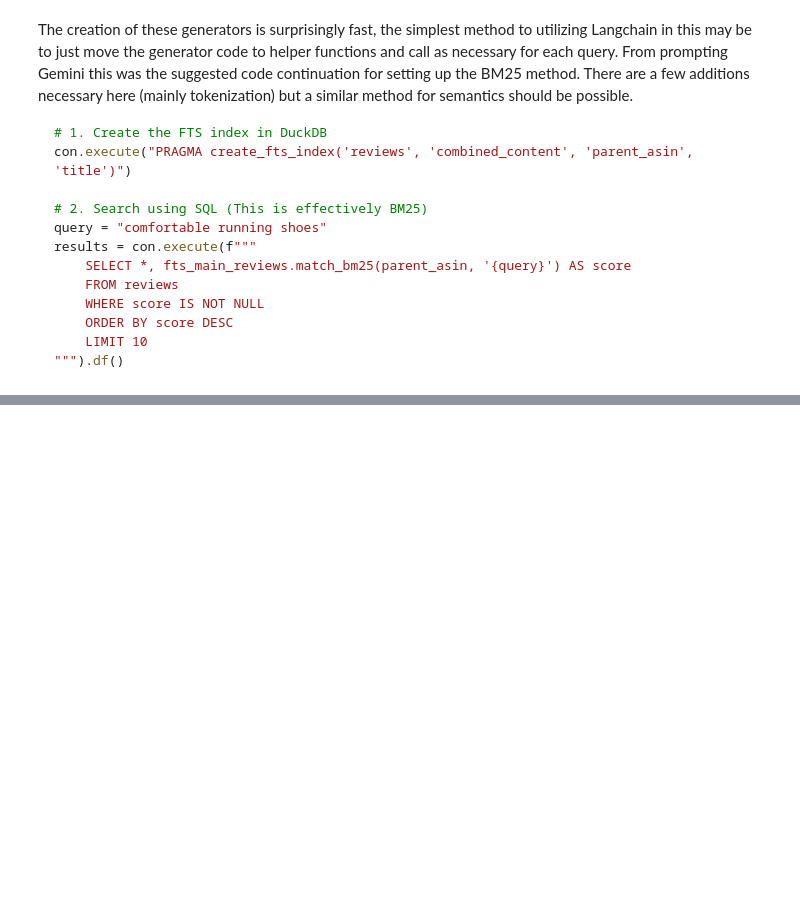
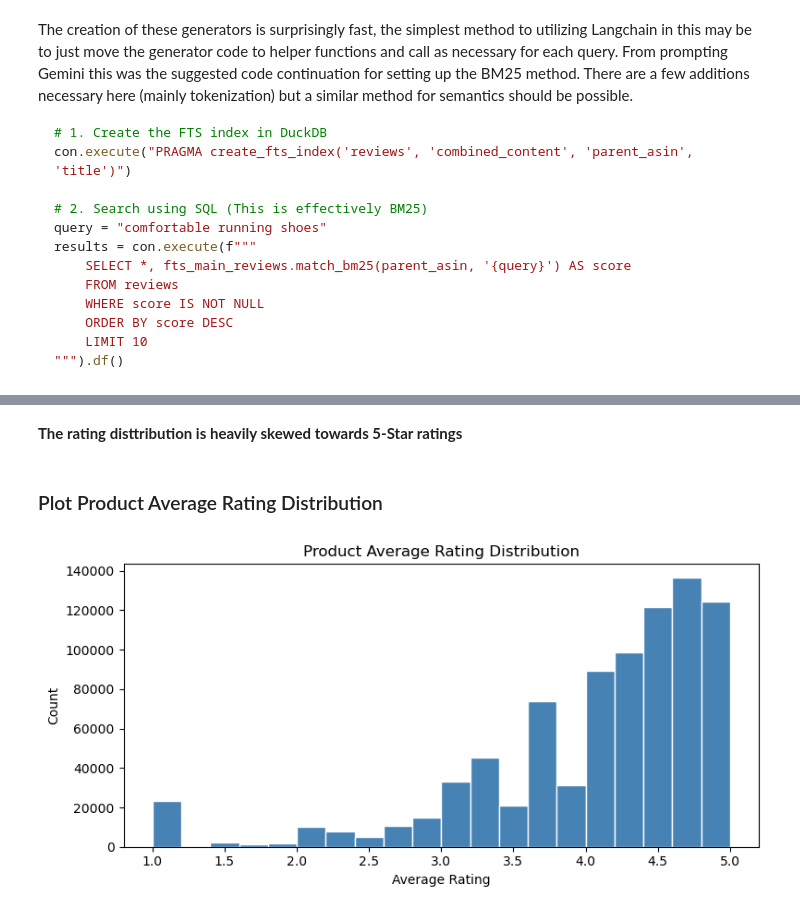
Before and after one commit to UBC-MDS/DSCI_575_project_alx649_joelyp, a Jupyter notebook: notebooks/milestone1_exploration.ipynb, the cells around one changed output, grey strips where cells are left out. Cells and saved outputs as stored; diff of their text form; code cells hidden in the pictures; blank space fills up the shorter version.

```diff
--- a/notebooks/milestone1_exploration.ipynb
+++ b/notebooks/milestone1_exploration.ipynb
@@ -361,0 +370,21 @@ results = con.execute(f"""
+# %% [markdown]
+<b> The rating disttribution is heavily skewed towards 5-Star ratings </b>
+# %% [markdown]
+### Plot Product Average Rating Distribution
+# %%
+avg_rating_dist = con.execute("""
+    SELECT average_rating
+    FROM meta
+    WHERE average_rating IS NOT NULL
+""").fetchdf()
+
+plt.figure(figsize=(8, 4))
+plt.savefig('../results/plots/review_rating_distribution.png', dpi=150, bbox_inches='tight')
+plt.hist(avg_rating_dist['average_rating'], bins=20, color='steelblue', edgecolor='white')
+plt.title('Product Average Rating Distribution')
+plt.xlabel('Average Rating')
+plt.ylabel('Count')
+plt.tight_layout()
+plt.show()
+# %% [output]
+[figure, added]
```
Also changed, not shown: parts of 19 cells of this notebook, 2 other files.
